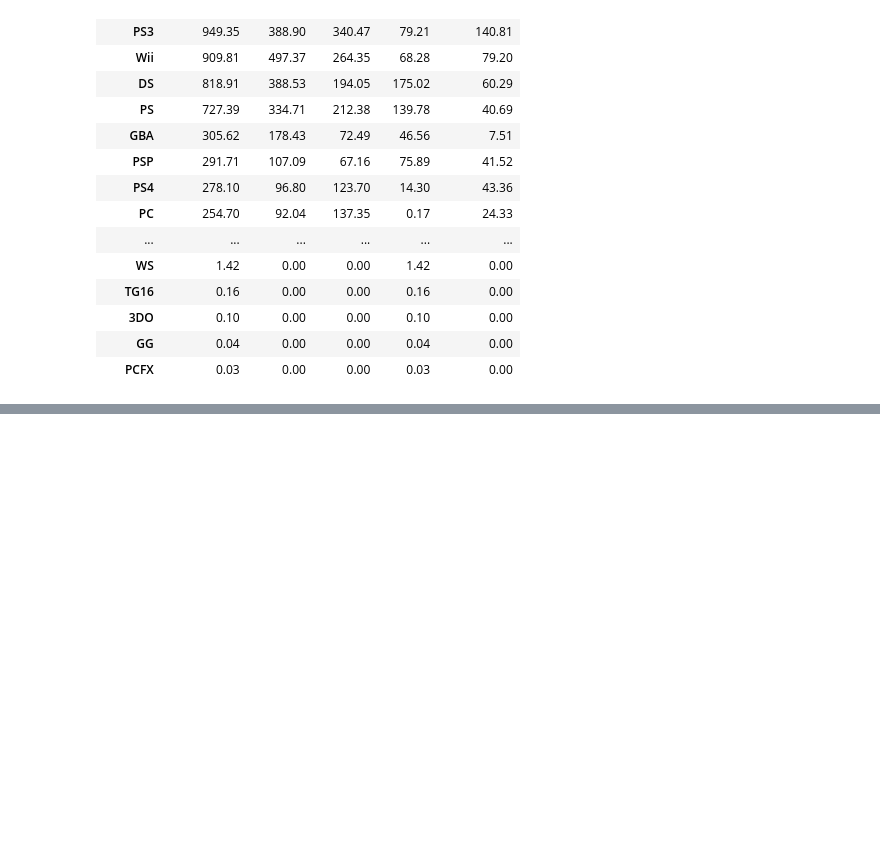
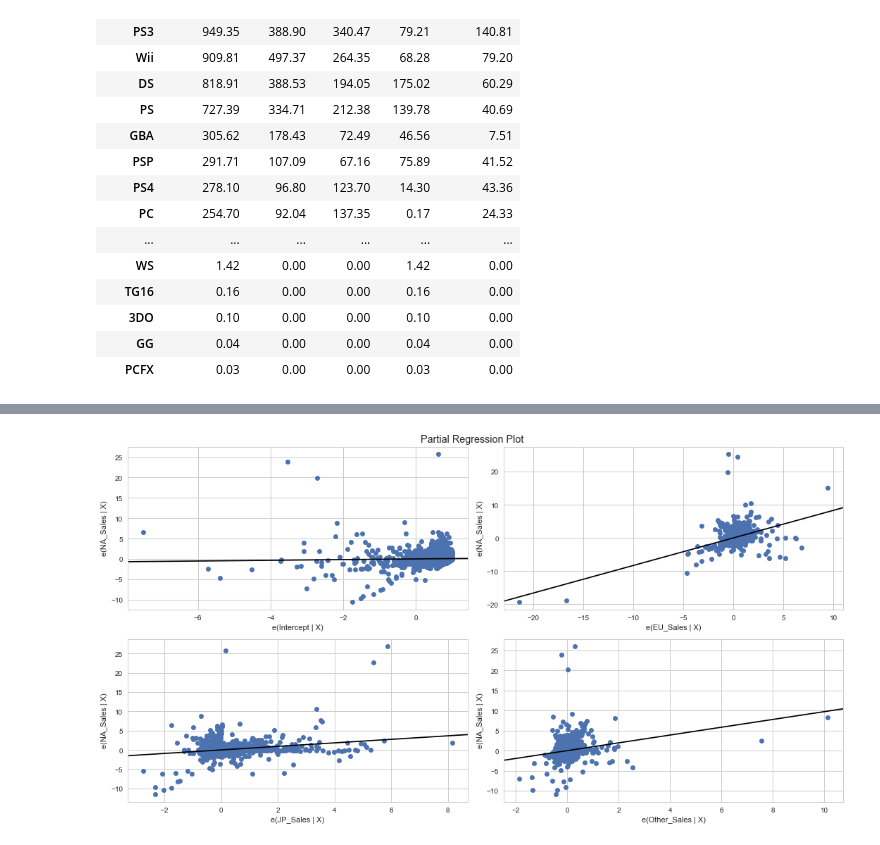
Before and after one commit to MarkovCredit/Project_1_Team6, a Jupyter notebook: T6_P1_ML_09192018.ipynb, the cells around one changed output, grey strips where cells are left out. Cells and saved outputs as stored; diff of their text form; code cells hidden in the pictures; blank space fills up the shorter version.

```diff
--- a/T6_P1_ML_09192018.ipynb
+++ b/T6_P1_ML_09192018.ipynb
@@ -432,0 +470,6 @@ Warnings:
+# %%
+#plotting the results of our linear regression model by Name
+fig_name = plt.figure(figsize = (15,8))
+fig_name_plot = sm.graphics.plot_partregress_grid(sales_model_name_all, fig = fig_name)
+# %% [output]
+[figure, added]
```
Also changed, not shown: parts of 35 cells of this notebook.
